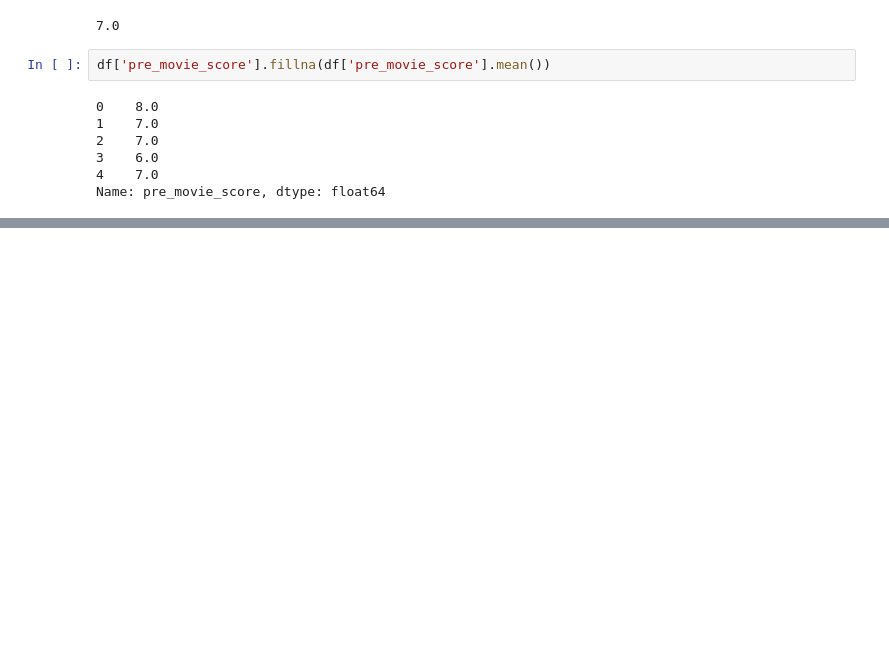
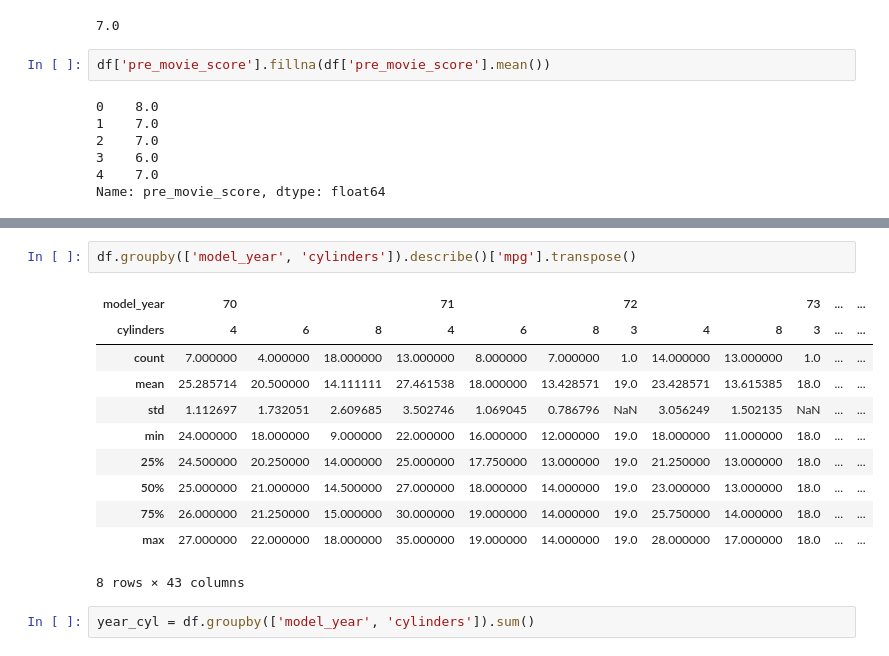
Before and after one commit to JovanTTT/MachineLearning-Course, a Jupyter notebook: Pandas.ipynb, the cells around one changed output, grey strips where cells are left out. Cells and saved outputs as stored; diff of their text form; blank space fills up the shorter version.

```diff
--- a/Pandas.ipynb
+++ b/Pandas.ipynb
@@ -1319,0 +1398,16 @@ df.fillna()
+# %%
+df.groupby(['model_year', 'cylinders']).describe()['mpg'].transpose()
+# %% [output]
+| model_year | 70 |  |  | 71 |  |  | 72 |  |  | 73 | ... | ... |
+| cylinders | 4 | 6 | 8 | 4 | 6 | 8 | 3 | 4 | 8 | 3 | ... | ... |
+| count | 7.000000 | 4.000000 | 18.000000 | 13.000000 | 8.000000 | 7.000000 | 1.0 | 14.000000 | 13.000000 | 1.0 | ... | ... |
+| mean | 25.285714 | 20.500000 | 14.111111 | 27.461538 | 18.000000 | 13.428571 | 19.0 | 23.428571 | 13.615385 | 18.0 | ... | ... |
+| std | 1.112697 | 1.732051 | 2.609685 | 3.502746 | 1.069045 | 0.786796 | NaN | 3.056249 | 1.502135 | NaN | ... | ... |
+| min | 24.000000 | 18.000000 | 9.000000 | 22.000000 | 16.000000 | 12.000000 | 19.0 | 18.000000 | 11.000000 | 18.0 | ... | ... |
+| 25% | 24.500000 | 20.250000 | 14.000000 | 25.000000 | 17.750000 | 13.000000 | 19.0 | 21.250000 | 13.000000 | 18.0 | ... | ... |
+| 50% | 25.000000 | 21.000000 | 14.500000 | 27.000000 | 18.000000 | 14.000000 | 19.0 | 23.000000 | 13.000000 | 18.0 | ... | ... |
+| 75% | 26.000000 | 21.250000 | 15.000000 | 30.000000 | 19.000000 | 14.000000 | 19.0 | 25.750000 | 14.000000 | 18.0 | ... | ... |
+| max | 27.000000 | 22.000000 | 18.000000 | 35.000000 | 19.000000 | 14.000000 | 19.0 | 28.000000 | 17.000000 | 18.0 | ... | ... |
+8 rows × 43 columns
+# %%
+year_cyl = df.groupby(['model_year', 'cylinders']).sum()
```
Also changed, not shown: parts of 11 cells of this notebook, 1 other file.
